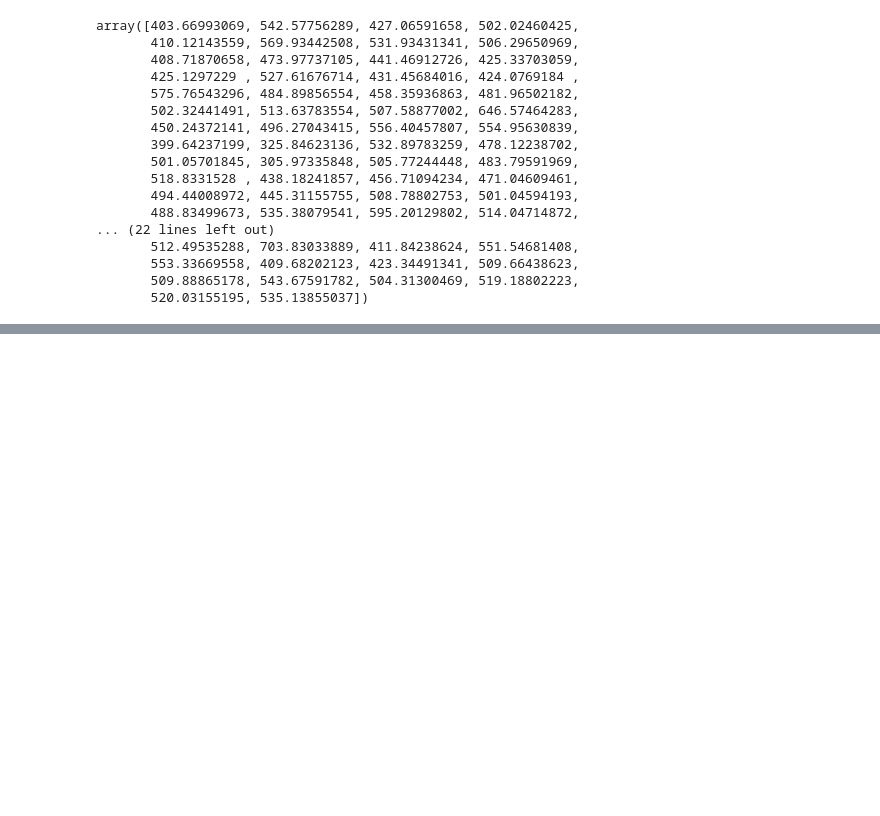
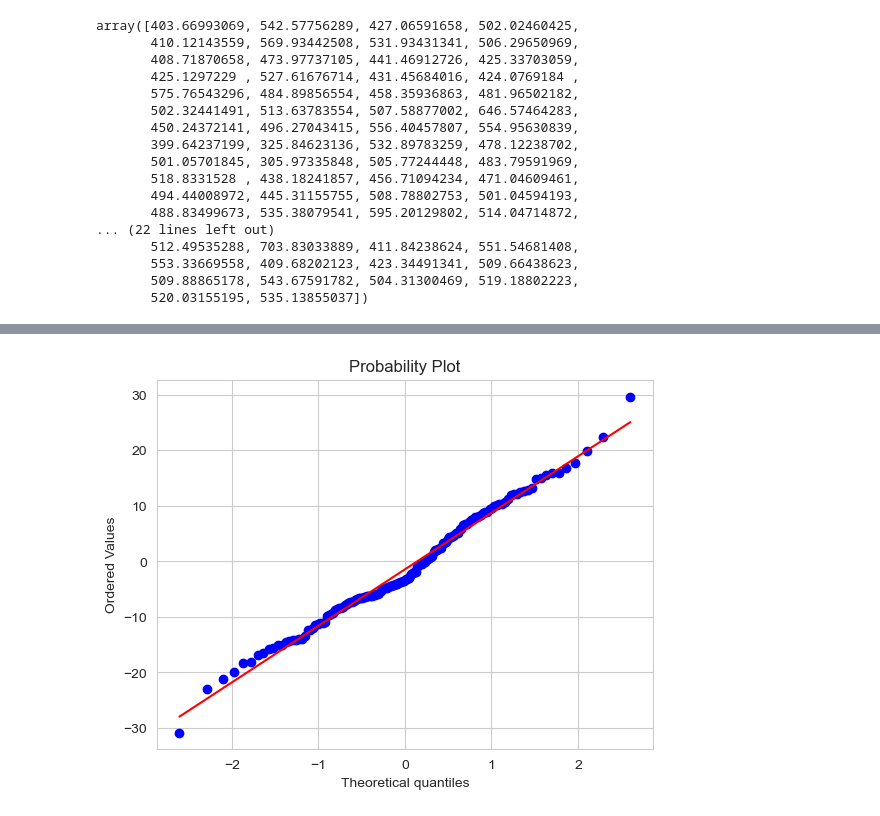
Before and after one commit to MohammedUsman-hub/LinearRegression-With-Python, a Jupyter notebook: LinearRegression.ipynb, the cells around one changed output, grey strips where cells are left out. Saved outputs shown, nothing was run; the diff lists cells and outputs as text; code cells hidden in the pictures; blank space fills up the shorter version.

```diff
--- a/LinearRegression.ipynb
+++ b/LinearRegression.ipynb
@@ -183,0 +226,8 @@ array([403.66993069, 542.57756289, 427.06591658, 502.02460425,
+# %%
+import pylab
+import scipy.stats as stats
+
+stats.probplot(residuals, dist="norm", plot=pylab)
+pylab.show()
+# %% [output]
+[figure, added]
```
Also changed, not shown: parts of 7 cells of this notebook.
